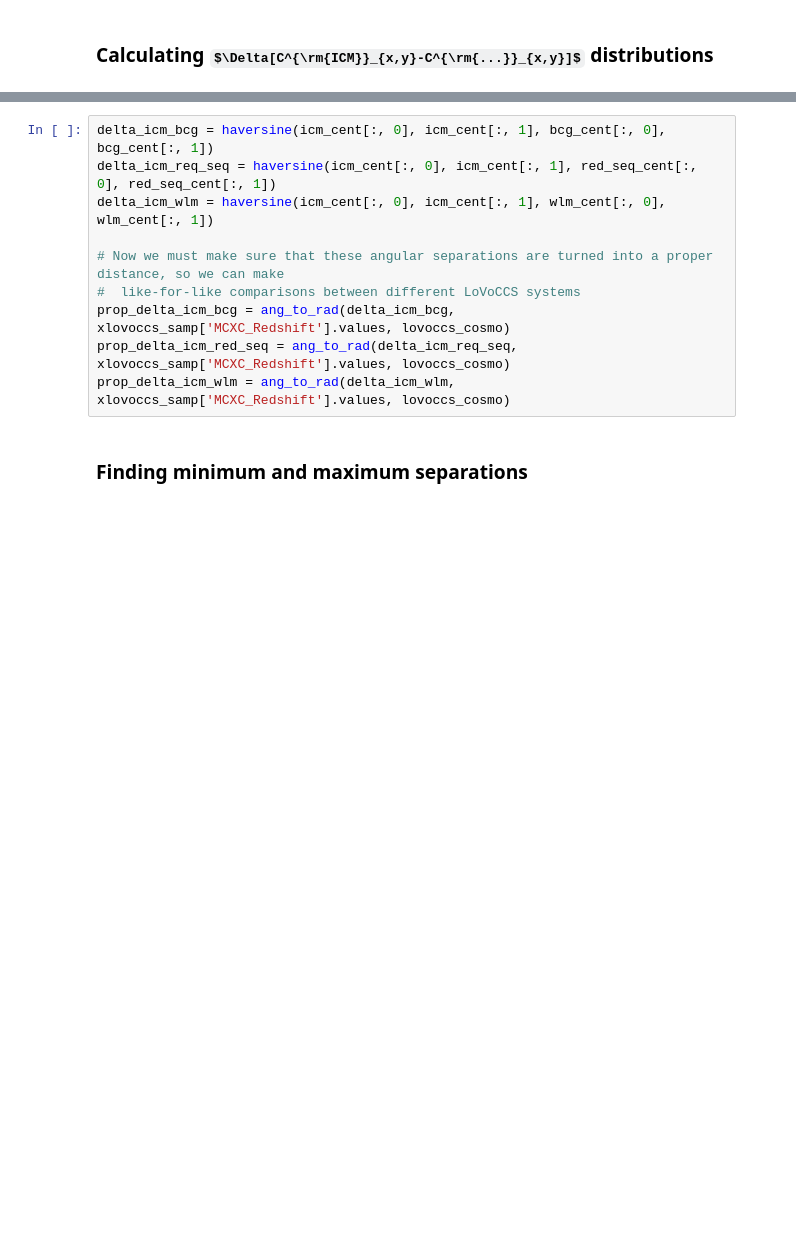
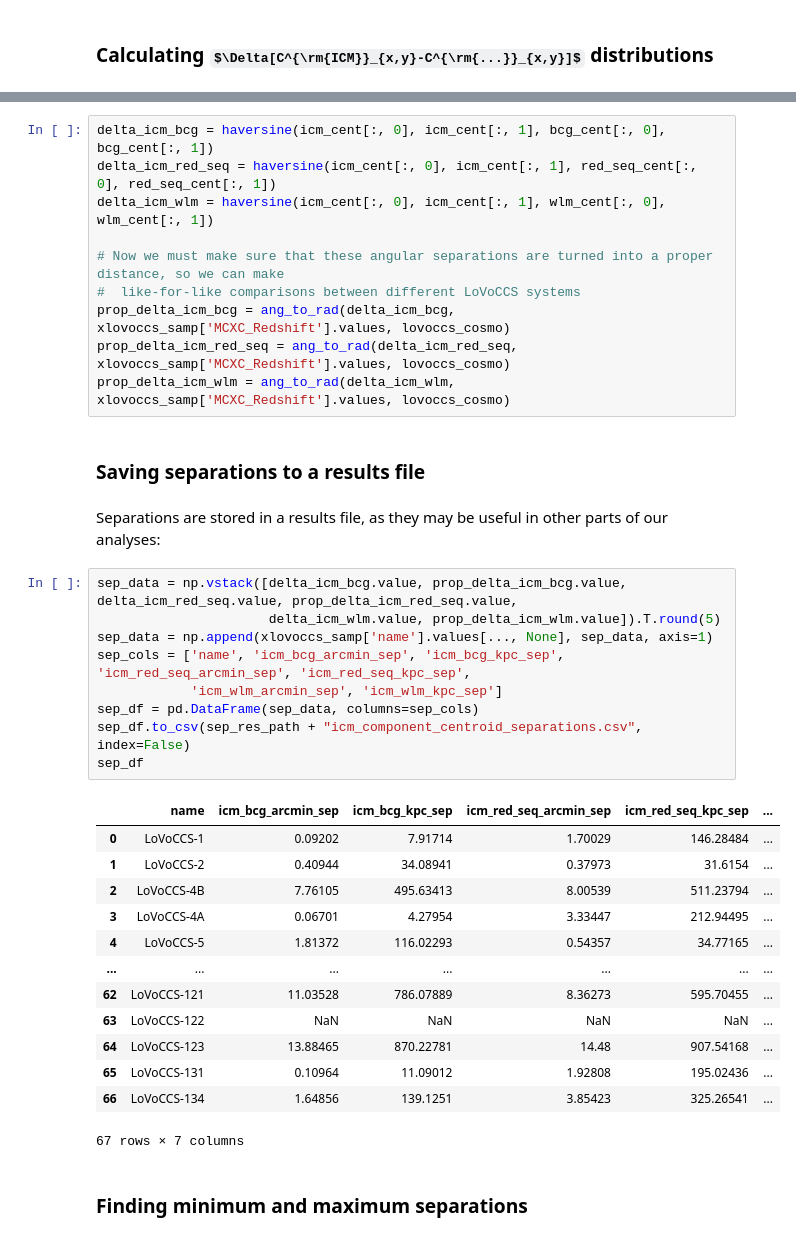
Before and after one commit to LoVoCCS/X-LoVoCCS-Analyses, a Jupyter notebook: notebooks/positions_and_morphology/compare_xray_bcg_redseq_mass_centroid.ipynb, the cells around one changed output, grey strips where cells are left out. Saved outputs shown, nothing was run; the diff lists cells and outputs as text; some formulas as TeX source; blank space fills up the shorter version.

Commit message:
First polished version of the comparing centroids notebooks is now done - though I may add an extra measurement

```diff
--- a/notebooks/positions_and_morphology/compare_xray_bcg_redseq_mass_centroid.ipynb
+++ b/notebooks/positions_and_morphology/compare_xray_bcg_redseq_mass_centroid.ipynb
@@ -174,13 +182,40 @@ Here we calculate the angular separation between various optical-components of t
 # %%
 delta_icm_bcg = haversine(icm_cent[:, 0], icm_cent[:, 1], bcg_cent[:, 0], bcg_cent[:, 1])
-delta_icm_req_seq = haversine(icm_cent[:, 0], icm_cent[:, 1], red_seq_cent[:, 0], red_seq_cent[:, 1])
+delta_icm_red_seq = haversine(icm_cent[:, 0], icm_cent[:, 1], red_seq_cent[:, 0], red_seq_cent[:, 1])
 delta_icm_wlm = haversine(icm_cent[:, 0], icm_cent[:, 1], wlm_cent[:, 0], wlm_cent[:, 1])
 
 # Now we must make sure that these angular separations are turned into a proper distance, so we can make
 #  like-for-like comparisons between different LoVoCCS systems
 prop_delta_icm_bcg = ang_to_rad(delta_icm_bcg, xlovoccs_samp['MCXC_Redshift'].values, lovoccs_cosmo)
-prop_delta_icm_red_seq = ang_to_rad(delta_icm_req_seq, xlovoccs_samp['MCXC_Redshift'].values, lovoccs_cosmo)
+prop_delta_icm_red_seq = ang_to_rad(delta_icm_red_seq, xlovoccs_samp['MCXC_Redshift'].values, lovoccs_cosmo)
 prop_delta_icm_wlm = ang_to_rad(delta_icm_wlm, xlovoccs_samp['MCXC_Redshift'].values, lovoccs_cosmo)
+# %% [markdown]
+### Saving separations to a results file
+# %% [markdown]
+Separations are stored in a results file, as they may be useful in other parts of our analyses:
+# %%
+sep_data = np.vstack([delta_icm_bcg.value, prop_delta_icm_bcg.value, delta_icm_red_seq.value, prop_delta_icm_red_seq.value,
+                      delta_icm_wlm.value, prop_delta_icm_wlm.value]).T.round(5)
+sep_data = np.append(xlovoccs_samp['name'].values[..., None], sep_data, axis=1)
+sep_cols = ['name', 'icm_bcg_arcmin_sep', 'icm_bcg_kpc_sep', 'icm_red_seq_arcmin_sep', 'icm_red_seq_kpc_sep',
+            'icm_wlm_arcmin_sep', 'icm_wlm_kpc_sep']
+sep_df = pd.DataFrame(sep_data, columns=sep_cols)
+sep_df.to_csv(sep_res_path + "icm_component_centroid_separations.csv", index=False)
+sep_df
+# %% [output]
+|  | name | icm_bcg_arcmin_sep | icm_bcg_kpc_sep | icm_red_seq_arcmin_sep | icm_red_seq_kpc_sep | ... |
+| 0 | LoVoCCS-1 | 0.09202 | 7.91714 | 1.70029 | 146.28484 | ... |
+| 1 | LoVoCCS-2 | 0.40944 | 34.08941 | 0.37973 | 31.6154 | ... |
+| 2 | LoVoCCS-4B | 7.76105 | 495.63413 | 8.00539 | 511.23794 | ... |
+| 3 | LoVoCCS-4A | 0.06701 | 4.27954 | 3.33447 | 212.94495 | ... |
+| 4 | LoVoCCS-5 | 1.81372 | 116.02293 | 0.54357 | 34.77165 | ... |
+| ... | ... | ... | ... | ... | ... | ... |
+| 62 | LoVoCCS-121 | 11.03528 | 786.07889 | 8.36273 | 595.70455 | ... |
+| 63 | LoVoCCS-122 | NaN | NaN | NaN | NaN | ... |
+| 64 | LoVoCCS-123 | 13.88465 | 870.22781 | 14.48 | 907.54168 | ... |
+| 65 | LoVoCCS-131 | 0.10964 | 11.09012 | 1.92808 | 195.02436 | ... |
+| 66 | LoVoCCS-134 | 1.64856 | 139.1251 | 3.85423 | 325.26541 | ... |
+67 rows × 7 columns
 # %% [markdown]
 ### Finding minimum and maximum separations
 # %% [markdown]
```
Also changed, not shown: parts of 20 cells of this notebook.
